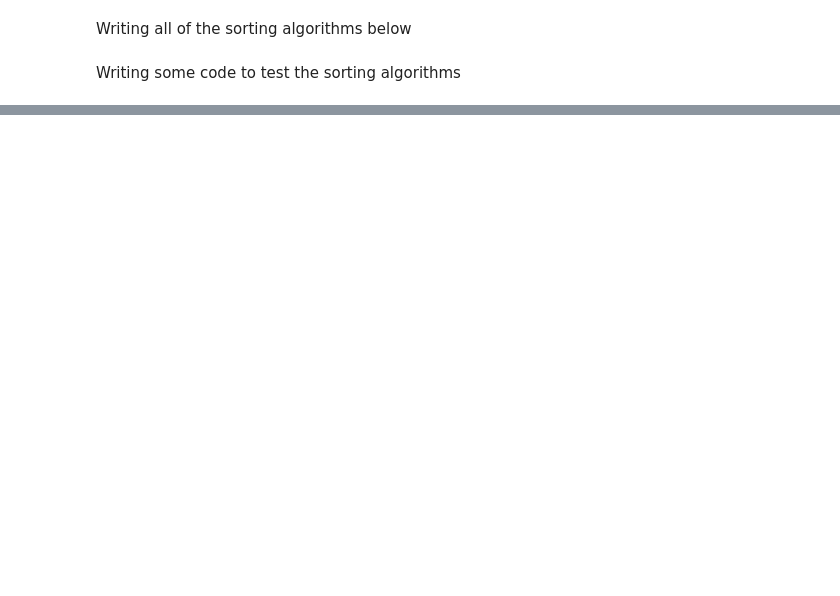
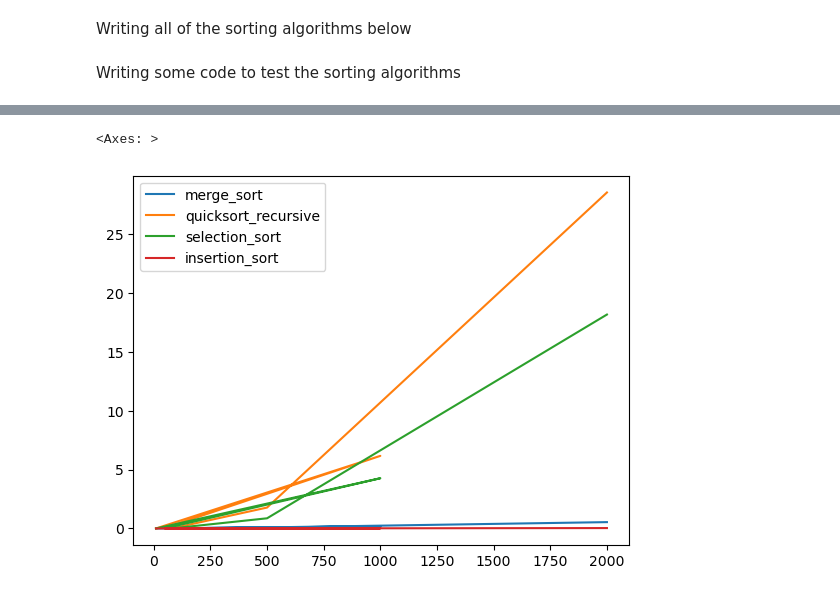
Before and after one commit to Mctran1724/Learning, a Jupyter notebook: sorting_algorithms.ipynb, the cells around one changed output, grey strips where cells are left out. Saved outputs shown, nothing was run; the diff lists cells and outputs as text; code cells hidden in the pictures; blank space fills up the shorter version.

```diff
--- a/sorting_algorithms.ipynb
+++ b/sorting_algorithms.ipynb
@@ -59,7 +54,7 @@ def merge_sort(arr: List) -> List:
     return result
 
 
-def quicksort(arr: List, pivot_point: int = -1) -> List:
+def quicksort_recursive(arr: List, pivot_point: int = -1) -> List:
     if not arr or len(arr) <= 1:
         return arr
 
@@ -71,9 +66,8 @@ def quicksort(arr: List, pivot_point: int = -1) -> List:
     greater = [x for x in arr if x > pivot]
     #print(f"Splitting array into {less}, {middle}, and {greater}")
 
-    result = quicksort(less) + quicksort(middle) + quicksort(greater)
+    result = quicksort_recursive(less) + quicksort_recursive(middle) + quicksort_recursive(greater)
     return result
-
 
 def selection_sort(arr: List) -> List:
     # Go through the array and find the minimum element of the remainder of the array and place it to the front by swapping.
@@ -106,7 +100,7 @@ Writing some code to test the sorting algorithms
 class AlgoTest:
 
 
-    def __init__(self, n: int, algorithms: List = [], num_runs: int = 1000):
+    def __init__(self, n: int, algorithms: List = [], num_runs: int = 100):
         self._n = int(n) if type(n) is float else n
         self._algorithms = algorithms
         self._nums = list(range(n))
@@ -135,7 +129,7 @@ class AlgoTest:
 
     def benchmark(self, f, arr):
         s = f"{f.__name__}({arr})"
-        result = min(timeit.repeat(s, globals=globals(), number = self._num_runs, repeat=5))
+        result = min(timeit.repeat(s, globals=globals(), number = self._num_runs, repeat=3))
         return result
 
 
@@ -154,8 +160,7 @@ class AlgoTest:
 # %%
-array_sizes = [int(10**x) for x in range(1, 9, 2)]
-results = pd.DataFrame()
-for size in array_sizes:
-    Test = AlgoTest(size, [merge_sort, quicksort, selection_sort, insertion_sort])
+#array_sizes = [int(10**x) for x in range(1, 7, 2)]
+for size in tqdm.tqdm([2000]):
+    Test = AlgoTest(size, [merge_sort, quicksort_recursive, selection_sort, insertion_sort])
     result = Test.runtimes()
     df = pd.DataFrame(result, index=[size])
     results = pd.concat([results, df])
@@ -171,0 +167,5 @@ RecursionError: maximum recursion depth exceeded
+# %%
+results.plot()
+# %% [output]
+<Axes: >
+[figure, added]
```
Also changed, not shown: parts of 7 cells of this notebook.
